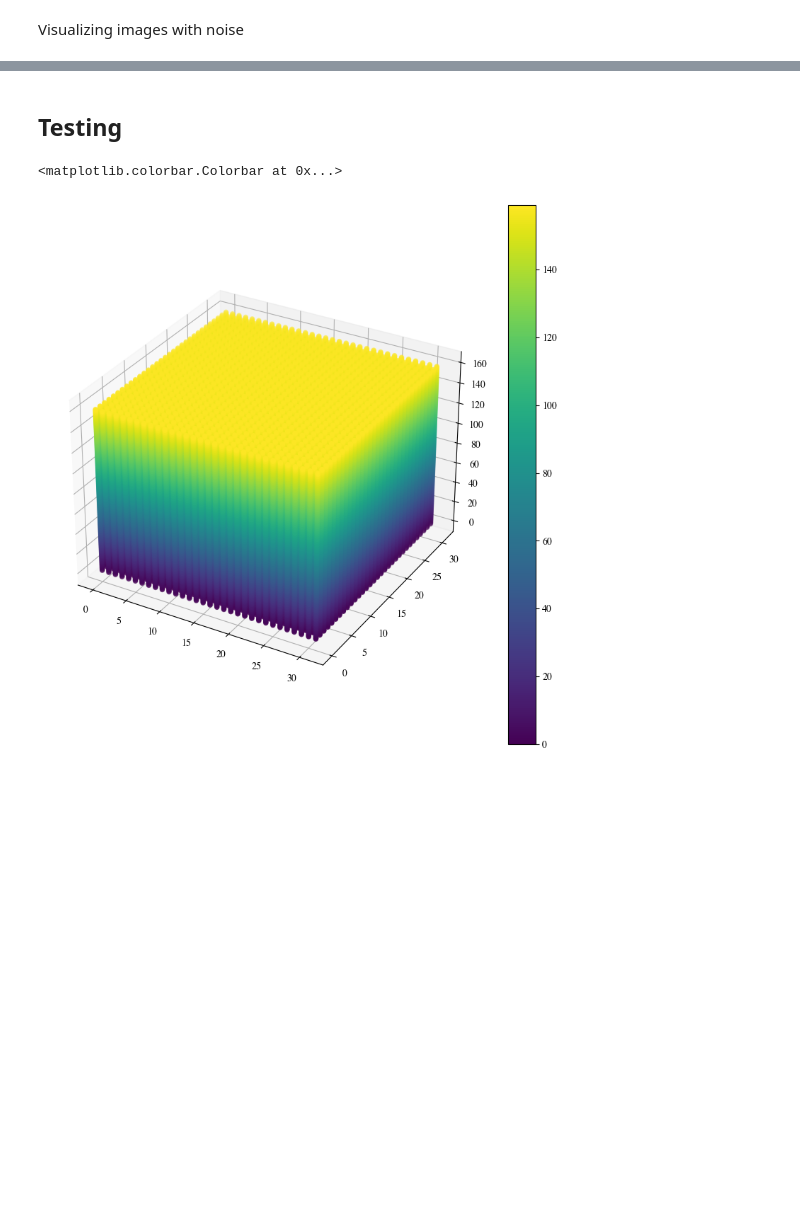
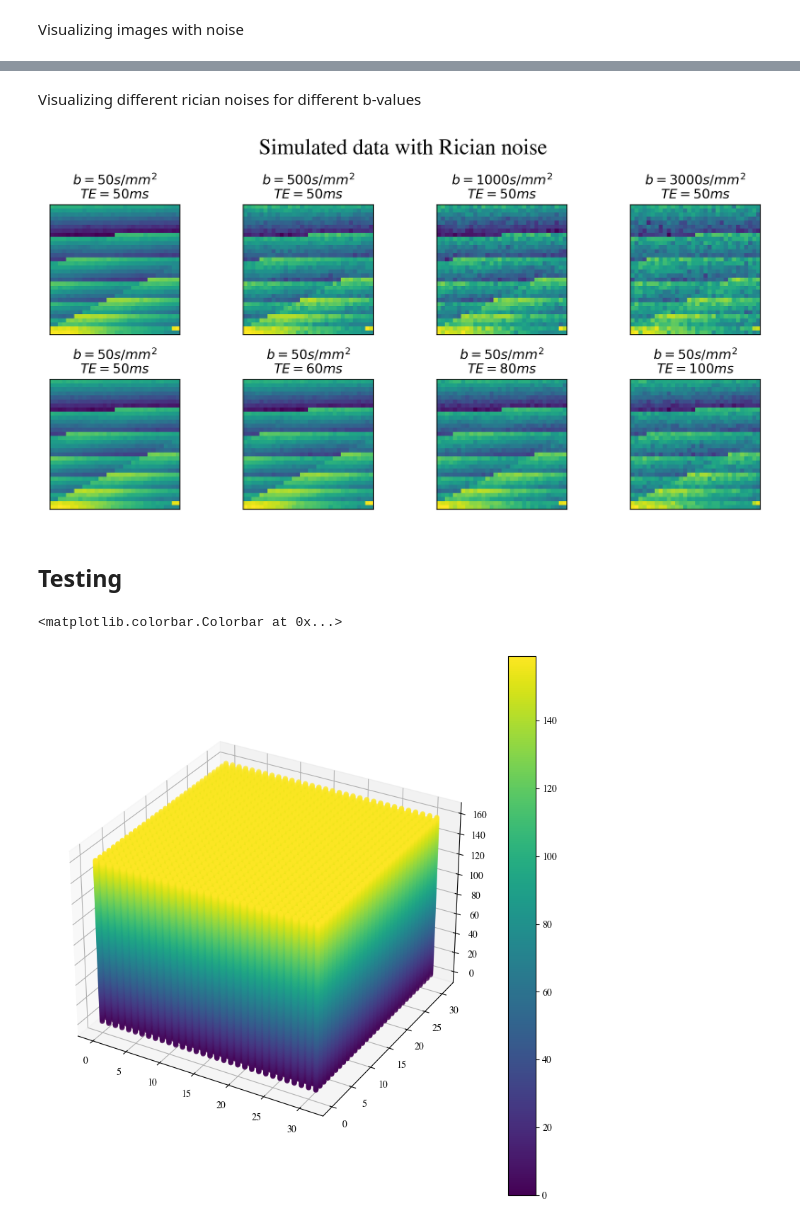
Before and after one commit to theavage/Master-project, a Jupyter notebook: simulate_data.ipynb, the cells around one changed output, grey strips where cells are left out. Drawn from its saved outputs; the diff is of its cells as text; code cells hidden in the pictures; blank space fills up the shorter version.

```diff
--- a/simulate_data.ipynb
+++ b/simulate_data.ipynb
@@ -145,3 +186,25 @@ plot_augmentations([simulated_signal,new_signal,rician_image],
+# %% [markdown]
+Visualizing different rician noises for different b-values
+# %%
+rician_images = []; names = []
+b_values = [50,500,1000,3000]
+TE_values = [50,60,80,100] #[ms]
+
+for b in b_values:
+    _, rician_image = rician_noise(simulated_signal,TE_values[0],b)
+    rician_images.append(rician_image)
+    names.append('$b = %d s/mm^2$\n$TE = %d ms $' %(b,TE_values[0]))
+
+
+for TE in TE_values:
+    _,rician_image = rician_noise(simulated_signal,TE,b_values[0])
+    rician_images.append(rician_image)
+    names.append('$b = %d s/mm^2$\n$TE = %d ms $' %(b_values[0],TE))
+
+
+plot_augmentations(2,4,rician_images,names,colorbar=False,title='Simulated data with Rician noise')
+# %% [output]
+[figure, added]
 # %% [markdown]
 ## Testing
 # %%
```
Also changed, not shown: parts of 15 cells of this notebook, 4 other files.
